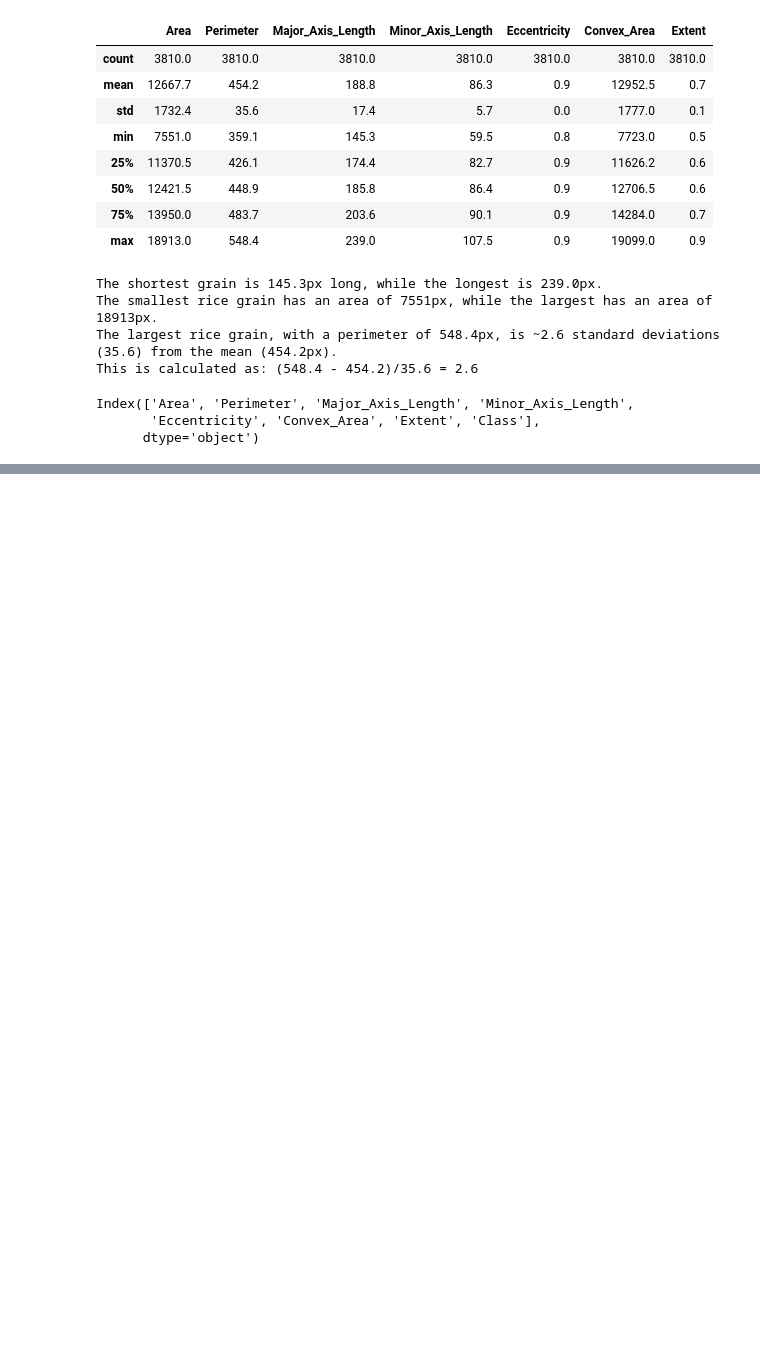
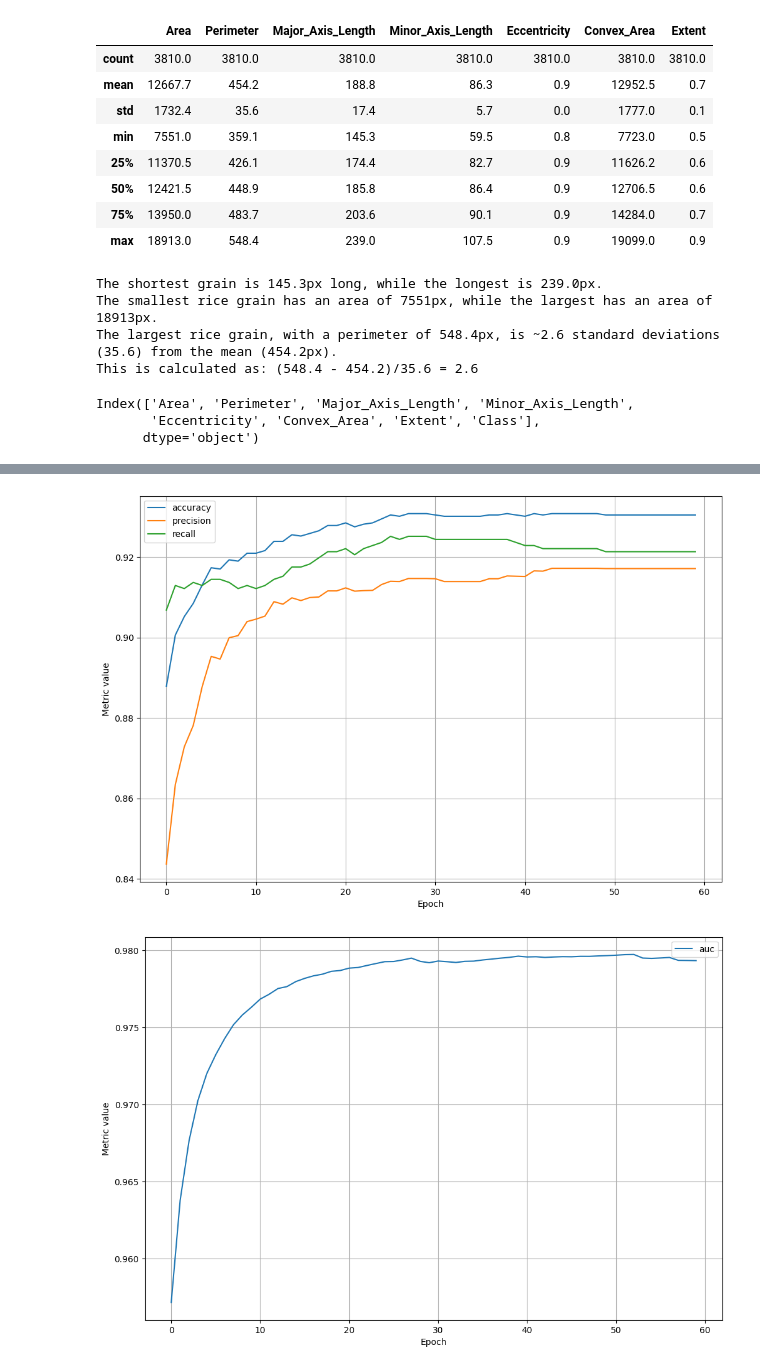
Before and after one commit to shravya312/Wisework, a Jupyter notebook: classification.ipynb, the cells around one changed output, grey strips where cells are left out. Saved outputs shown, nothing was run; the diff lists cells and outputs as text; code cells hidden in the pictures; blank space fills up the shorter version.

```diff
--- a/classification.ipynb
+++ b/classification.ipynb
@@ -108,0 +197,7 @@ px.scatter_3d(
+# %%
+# Name of the features we'll train our model on.
+input_features = [
+    'Eccentricity',
+    'Major_Axis_Length',
+    'Area',
+]
@@ -108,0 +429,57 @@ px.scatter_3d(
+# %%
+#@title Solution
+# Features used to train the model on.
+# Specify all features.
+all_input_features = [
+  'Eccentricity',
+  'Major_Axis_Length',
+  'Minor_Axis_Length',
+  'Area',
+  'Convex_Area',
+  'Perimeter',
+  'Extent',
+]
+# %%
+settings_all_features = ExperimentSettings(
+    learning_rate=0.001,
+    number_epochs=60,
+    batch_size=100,
+    classification_threshold=0.5,
+    input_features=all_input_features,
+)
+
+# Modify the following definition of METRICS to generate
+# not only accuracy and precision, but also recall:
+metrics = [
+    keras.metrics.BinaryAccuracy(
+        name='accuracy',
+        threshold=settings_all_features.classification_threshold,
+    ),
+    keras.metrics.Precision(
+        name='precision',
+        thresholds=settings_all_features.classification_threshold,
+    ),
+    keras.metrics.Recall(
+        name='recall', thresholds=settings_all_features.classification_threshold
+    ),
+    keras.metrics.AUC(num_thresholds=100, name='auc'),
+]
+
+# Establish the model's topography.
+model_all_features = create_model(settings_all_features, metrics)
+
+# Train the model on the training set.
+experiment_all_features = train_model(
+    'all features',
+    model_all_features,
+    train_features,
+    train_labels,
+    settings_all_features,
+)
+
+# Plot metrics vs. epochs
+plot_experiment_metrics(
+    experiment_all_features, ['accuracy', 'precision', 'recall']
+)
+plot_experiment_metrics(experiment_all_features, ['auc'])
+# %% [output]
@@ -108,0 +503,2 @@ px.scatter_3d(
+[figure, added]
+[figure, added]
```
Also changed, not shown: parts of 14 cells of this notebook.
